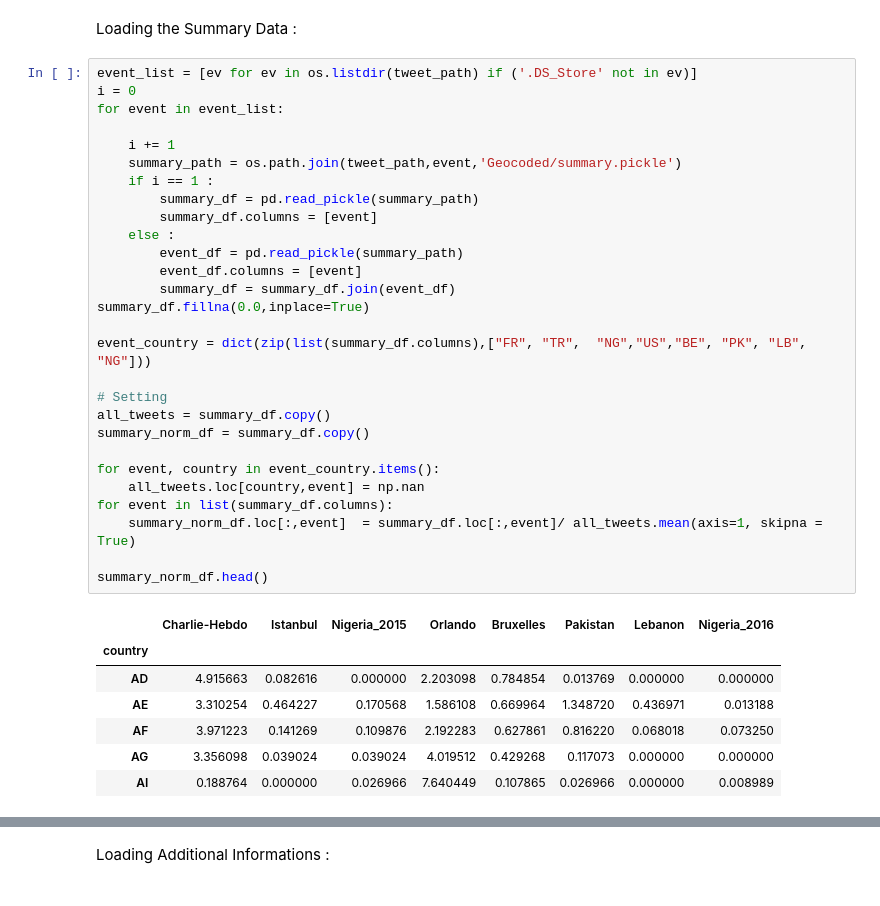
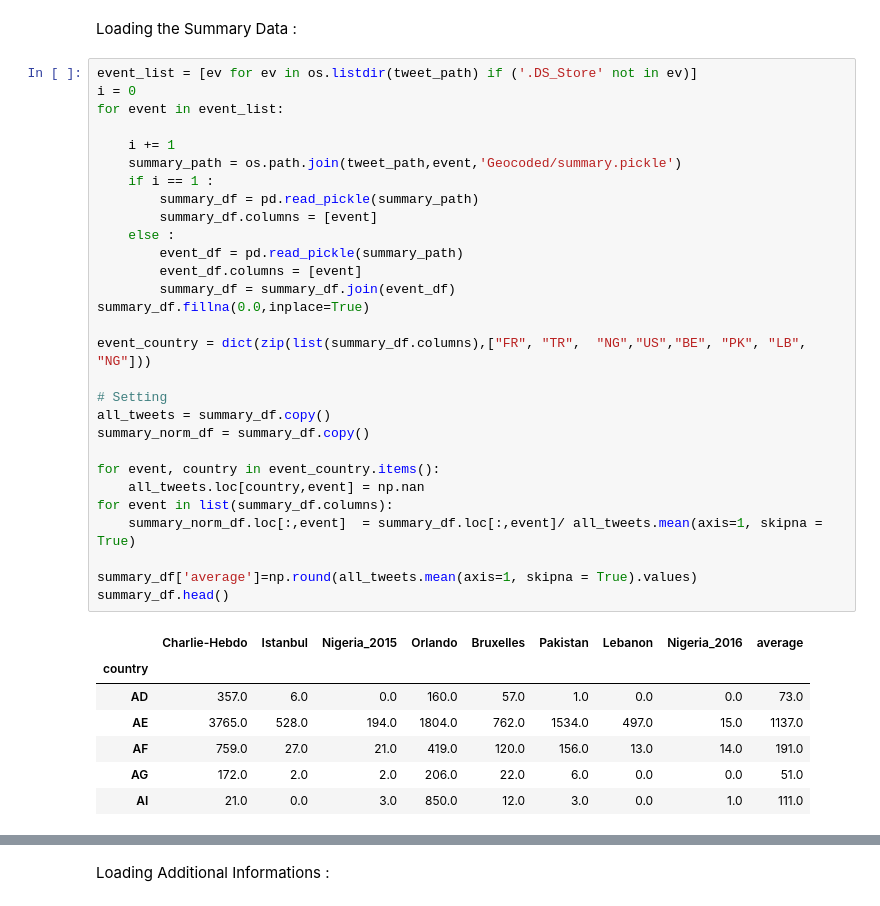
Before and after one commit to LailaHms/ADA2017_Homeworks, a Jupyter notebook: Project/FormatingDataStory/DataFormating.ipynb, the cells around one changed output, grey strips where cells are left out. Cells and saved outputs as stored; diff of their text form.

```diff
--- a/Project/FormatingDataStory/DataFormating.ipynb
+++ b/Project/FormatingDataStory/DataFormating.ipynb
@@ -21,36 +21,37 @@ Loading the Summary Data :
 # %%
 event_list = [ev for ev in os.listdir(tweet_path) if ('.DS_Store' not in ev)]
 i = 0
 for event in event_list:
 
     i += 1
     summary_path = os.path.join(tweet_path,event,'Geocoded/summary.pickle')
     if i == 1 :
         summary_df = pd.read_pickle(summary_path)
         summary_df.columns = [event]
     else :
         event_df = pd.read_pickle(summary_path)
         event_df.columns = [event]
         summary_df = summary_df.join(event_df)
 summary_df.fillna(0.0,inplace=True)
 
 event_country = dict(zip(list(summary_df.columns),["FR", "TR",  "NG","US","BE", "PK", "LB", "NG"]))
 
 # Setting
 all_tweets = summary_df.copy()
 summary_norm_df = summary_df.copy()
 
 for event, country in event_country.items():
     all_tweets.loc[country,event] = np.nan
 for event in list(summary_df.columns):
     summary_norm_df.loc[:,event]  = summary_df.loc[:,event]/ all_tweets.mean(axis=1, skipna = True)
 
-summary_norm_df.head()
+summary_df['average']=np.round(all_tweets.mean(axis=1, skipna = True).values)
+summary_df.head()
 # %% [output]
-|  | Charlie-Hebdo | Istanbul | Nigeria_2015 | Orlando | Bruxelles | Pakistan | Lebanon | Nigeria_2016 |
-| country |  |  |  |  |  |  |  |  |
-| AD | 4.915663 | 0.082616 | 0.000000 | 2.203098 | 0.784854 | 0.013769 | 0.000000 | 0.000000 |
-| AE | 3.310254 | 0.464227 | 0.170568 | 1.586108 | 0.669964 | 1.348720 | 0.436971 | 0.013188 |
-| AF | 3.971223 | 0.141269 | 0.109876 | 2.192283 | 0.627861 | 0.816220 | 0.068018 | 0.073250 |
-| AG | 3.356098 | 0.039024 | 0.039024 | 4.019512 | 0.429268 | 0.117073 | 0.000000 | 0.000000 |
-| AI | 0.188764 | 0.000000 | 0.026966 | 7.640449 | 0.107865 | 0.026966 | 0.000000 | 0.008989 |
+|  | Charlie-Hebdo | Istanbul | Nigeria_2015 | Orlando | Bruxelles | Pakistan | Lebanon | Nigeria_2016 | average |
+| country |  |  |  |  |  |  |  |  |  |
+| AD | 357.0 | 6.0 | 0.0 | 160.0 | 57.0 | 1.0 | 0.0 | 0.0 | 73.0 |
+| AE | 3765.0 | 528.0 | 194.0 | 1804.0 | 762.0 | 1534.0 | 497.0 | 15.0 | 1137.0 |
+| AF | 759.0 | 27.0 | 21.0 | 419.0 | 120.0 | 156.0 | 13.0 | 14.0 | 191.0 |
+| AG | 172.0 | 2.0 | 2.0 | 206.0 | 22.0 | 6.0 | 0.0 | 0.0 | 51.0 |
+| AI | 21.0 | 0.0 | 3.0 | 850.0 | 12.0 | 3.0 | 0.0 | 1.0 | 111.0 |
```
Also changed, not shown: parts of 5 cells of this notebook, 2 other files.
